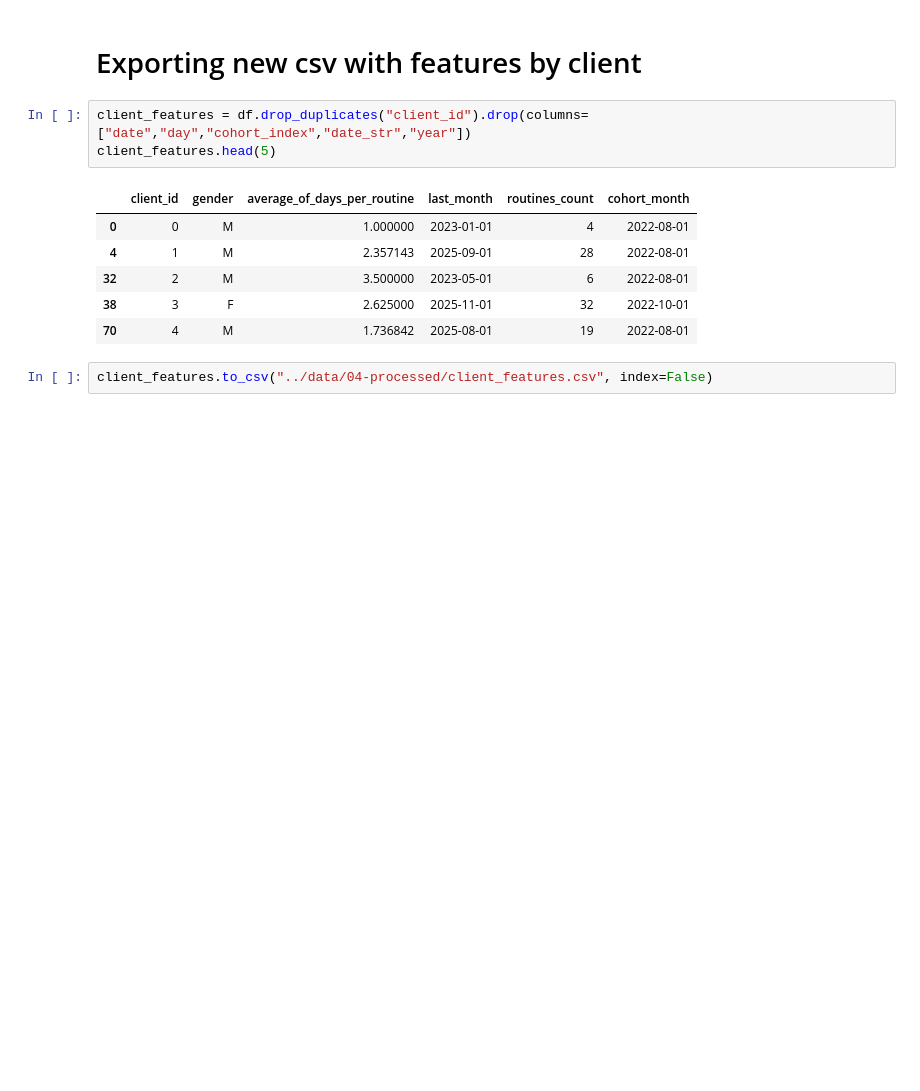
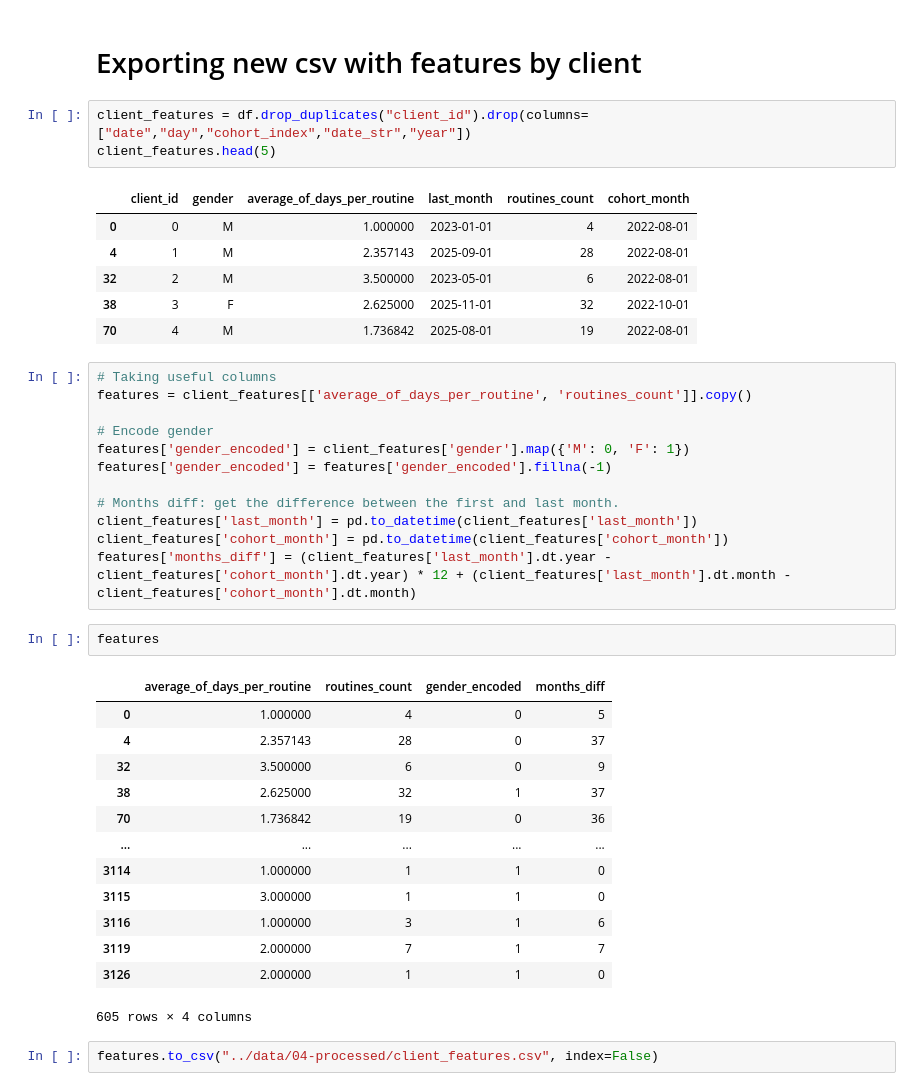
Before and after one commit to alejo-cuello/gym-clients, a Jupyter notebook: notebooks/02_eda_gym_routines_by_month.ipynb, the cells around one changed output. Saved outputs shown, nothing was run; the diff lists cells and outputs as text; blank space fills up the shorter version.

Commit message:
[update] data processing

```diff
--- a/notebooks/02_eda_gym_routines_by_month.ipynb
+++ b/notebooks/02_eda_gym_routines_by_month.ipynb
@@ -286,5 +287,33 @@ client_features.head(5)
 | 32 | 2 | M | 3.500000 | 2023-05-01 | 6 | 2022-08-01 |
 | 38 | 3 | F | 2.625000 | 2025-11-01 | 32 | 2022-10-01 |
 | 70 | 4 | M | 1.736842 | 2025-08-01 | 19 | 2022-08-01 |
+# %%
+# Taking useful columns
+features = client_features[['average_of_days_per_routine', 'routines_count']].copy()
+
+# Encode gender
+features['gender_encoded'] = client_features['gender'].map({'M': 0, 'F': 1})
+features['gender_encoded'] = features['gender_encoded'].fillna(-1)
+
+# Months diff: get the difference between the first and last month.
+client_features['last_month'] = pd.to_datetime(client_features['last_month'])
+client_features['cohort_month'] = pd.to_datetime(client_features['cohort_month'])
+features['months_diff'] = (client_features['last_month'].dt.year - client_features['cohort_month'].dt.year) * 12 + (client_features['last_month'].dt.month - client_features['cohort_month'].dt.month)
+# %%
+features
+# %% [output]
+|  | average_of_days_per_routine | routines_count | gender_encoded | months_diff |
+| 0 | 1.000000 | 4 | 0 | 5 |
+| 4 | 2.357143 | 28 | 0 | 37 |
+| 32 | 3.500000 | 6 | 0 | 9 |
+| 38 | 2.625000 | 32 | 1 | 37 |
+| 70 | 1.736842 | 19 | 0 | 36 |
+| ... | ... | ... | ... | ... |
+| 3114 | 1.000000 | 1 | 1 | 0 |
+| 3115 | 3.000000 | 1 | 1 | 0 |
+| 3116 | 1.000000 | 3 | 1 | 6 |
+| 3119 | 2.000000 | 7 | 1 | 7 |
+| 3126 | 2.000000 | 1 | 1 | 0 |
+605 rows × 4 columns
 # %%
-client_features.to_csv("../data/04-processed/client_features.csv", index=False)
+features.to_csv("../data/04-processed/client_features.csv", index=False)
```
Also changed, not shown: parts of 2 cells of this notebook, 8 other files.
